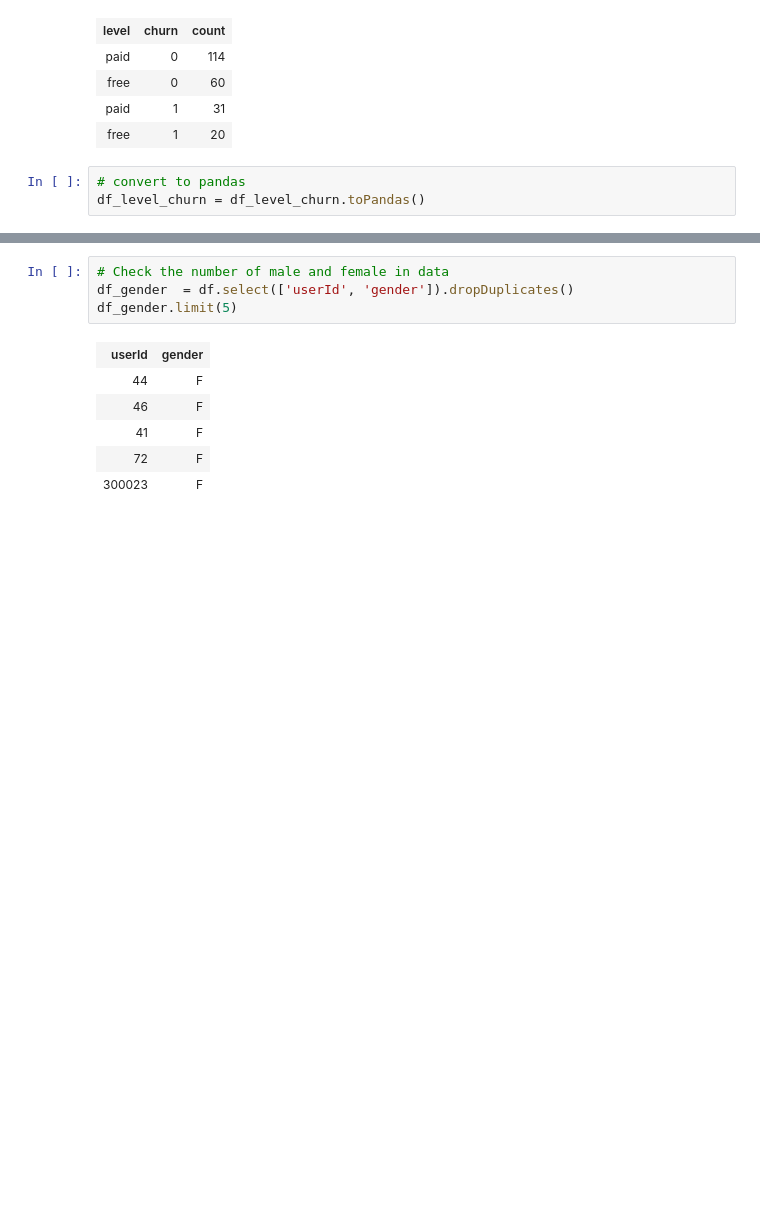
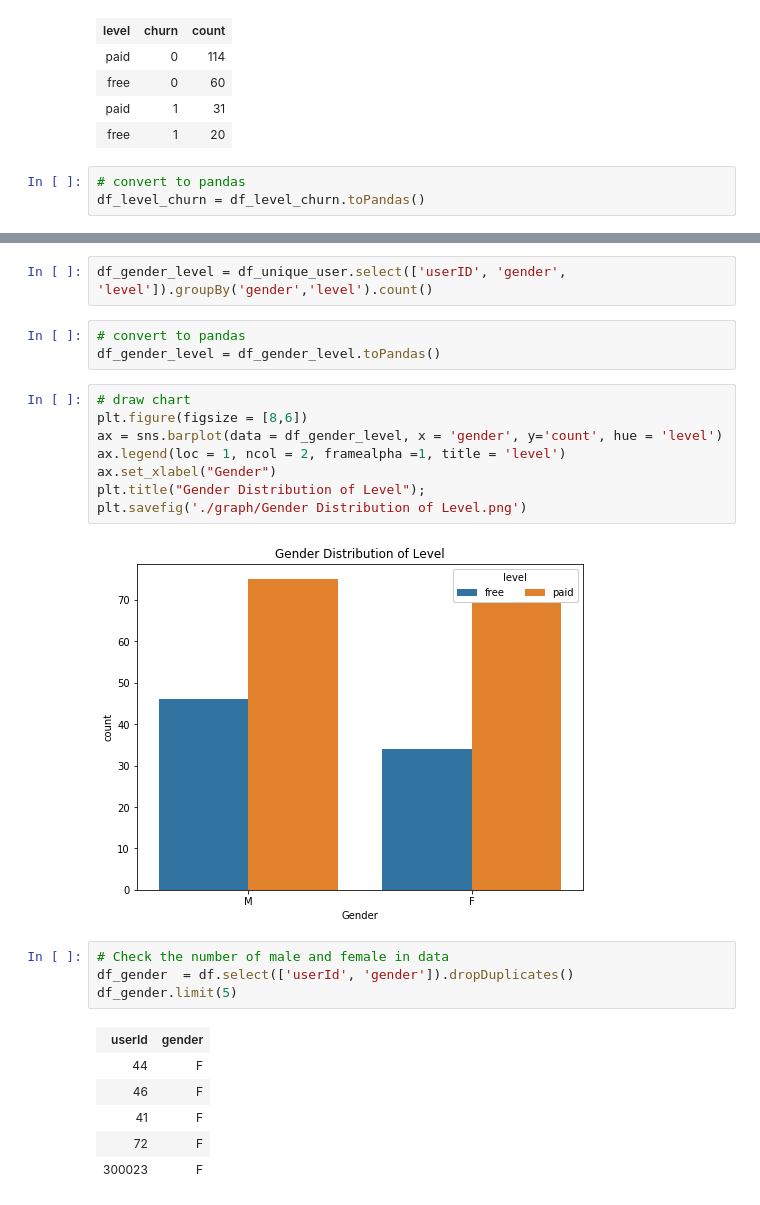
Before and after one commit to kant1468/Data-Scientist-Capstone, a Jupyter notebook: Sparkify.ipynb, the cells around one changed output, grey strips where cells are left out. Cells and saved outputs as stored; diff of their text form; blank space fills up the shorter version.

Commit message:
update
edit script and add chart.

```diff
--- a/Sparkify.ipynb
+++ b/Sparkify.ipynb
@@ -261,3 +261,18 @@ plt.savefig('./graph/Number of Users That Churned by Level.png')
+# %%
+df_gender_level = df_unique_user.select(['userID', 'gender', 'level']).groupBy('gender','level').count()
+# %%
+# convert to pandas
+df_gender_level = df_gender_level.toPandas()
+# %%
+# draw chart
+plt.figure(figsize = [8,6])
+ax = sns.barplot(data = df_gender_level, x = 'gender', y='count', hue = 'level')
+ax.legend(loc = 1, ncol = 2, framealpha =1, title = 'level')
+ax.set_xlabel("Gender")
+plt.title("Gender Distribution of Level");
+plt.savefig('./graph/Gender Distribution of Level.png')
+# %% [output]
+[figure, added]
 # %%
 # Check the number of male and female in data
 df_gender  = df.select(['userId', 'gender']).dropDuplicates()
```
Also changed, not shown: parts of 23 cells of this notebook, 1 other file.
